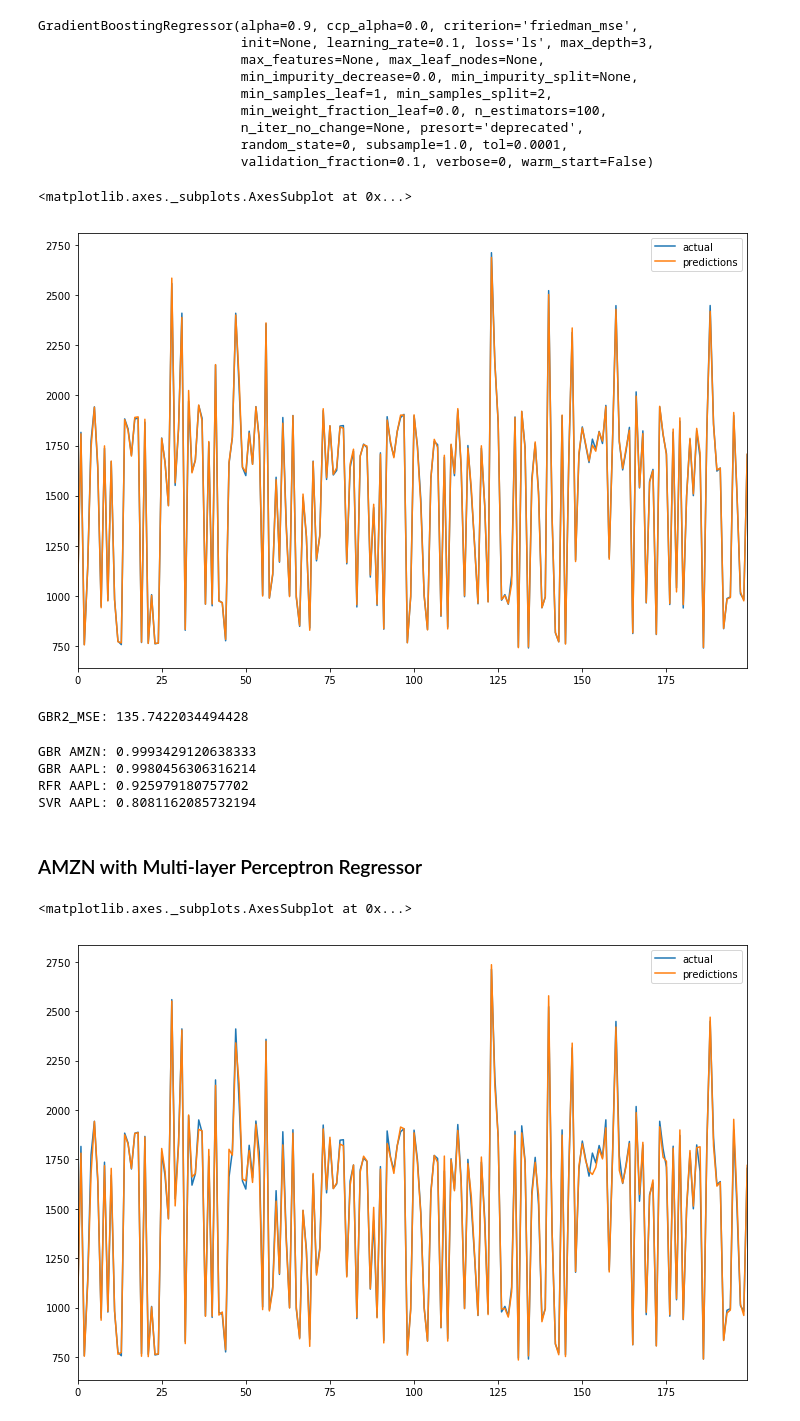
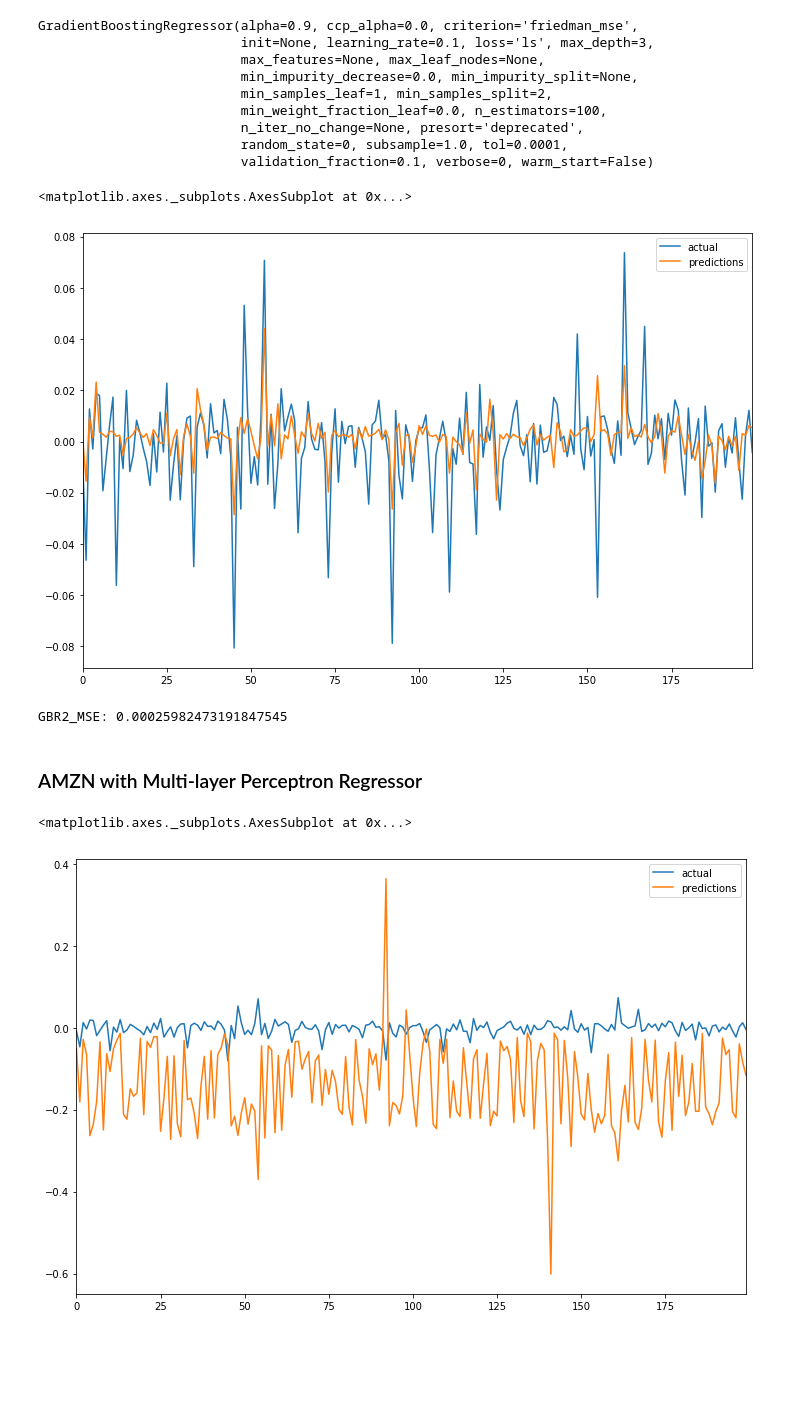
Before and after one commit to VandyFinTech2020/AlphaBot---Custom-Stock-Portfolio-Optimization-for-your-Investment-Strategy, a Jupyter notebook: WeightSelectionModel/stock_weights.ipynb, the cells around one changed output. Cells and saved outputs as stored; diff of their text form; code cells hidden in the pictures; blank space fills up the shorter version.

```diff
--- a/WeightSelectionModel/stock_weights.ipynb
+++ b/WeightSelectionModel/stock_weights.ipynb
@@ -306,5 +275,6 @@ amzn_df.head()
 # %%
 amzn_df["return"] = amzn_df["close"].pct_change()
+amzn_df["lag_return"] = amzn_df["lag_1_day"].pct_change()
 amzn_df.dropna(inplace=True)
 # %%
 amzn_df.head()
@@ -331,6 +310,7 @@ amzn_df.dropna(inplace=True)
 # %%
-X_amzn = amzn_df.drop(columns=['lag_1_day'])
-y_amzn = amzn_df.lag_1_day.values.reshape(-1, 1)
+# Choose target
+X_amzn = amzn_df.drop(columns=['return'])
+y_amzn = amzn_df['return'].values.reshape(-1, 1)
 # %%
 from sklearn.model_selection import train_test_split
 
@@ -365,7 +345,7 @@ GBR_predictions_amzn_df = pd.DataFrame({'actual': np.ravel(y_test_amzn), 'predic
 GBR_predictions_amzn_df.plot(figsize=(12,8))
 # %% [output]
 <matplotlib.axes._subplots.AxesSubplot at 0x...>
-[figure, old version]
+[figure, new version]
 # %%
 from sklearn.metrics import mean_squared_error
 
@@ -373,37 +353,32 @@ GBR_MSE_amzn = mean_squared_error(y_test_amzn, GBR_predictions_amzn)
 
 print(f"GBR2_MSE: {GBR_MSE_amzn}")
 # %% [output]
-GBR2_MSE: 135.7422034494428
+GBR2_MSE: 0.00025982473191847545
-# %%
-print(f"GBR AMZN: {gbr_amzn.score(X_test_amzn_scaled, y_test_amzn)}")
-print(f"GBR AAPL: {gbr_aapl.score(X_test_aapl_scaled, y_test_aapl)}")
-print(f"RFR AAPL: {rfr_aapl.score(X_test_aapl_scaled, y_test_aapl)}")
-print(f"SVR AAPL: {svr_aapl.score(X_test_aapl_scaled, y_test_aapl)}")
-# %% [output]
-GBR AMZN: 0.9993429120638333
-GBR AAPL: 0.9980456306316214
-RFR AAPL: 0.925979180757702
-SVR AAPL: 0.8081162085732194
 # %% [markdown]
 ### AMZN with Multi-layer Perceptron Regressor
 # %%
 from sklearn.neural_network import MLPRegressor
 
 # Fit with unscaled training data
-amzn_mlpr = MLPRegressor(random_state=0, max_iter=500).fit(X_train_amzn, y_train_amzn)
+class MLPR(MLPRegressor):
+    def __init__(self, *args, **kwargs):
+        super().__init__()
+        self.__dict__.update(kwargs)
+
+amzn_mlpr = MLPR(random_state=0, max_iter=500, model_name="AMZN_MLPR").fit(X_train_amzn, y_train_amzn)
 
 MLPR_predictions_amzn = amzn_mlpr.predict(X_test_amzn)
 
 MLPR_predictions_amzn_df = pd.DataFrame(
     {'actual': np.ravel(y_test_amzn),
      'predictions': MLPR_predictions_amzn
     }
 )
 
 MLPR_predictions_amzn_df.plot(figsize=(12,8))
 # %% [output]
 <matplotlib.axes._subplots.AxesSubplot at 0x...>
-[figure, old version]
+[figure, new version]
 # %%
 amzn_mlpr.score(X_test_amzn, y_test_amzn)
 # %% [output]
```
Also changed, not shown: parts of 43 cells of this notebook.
